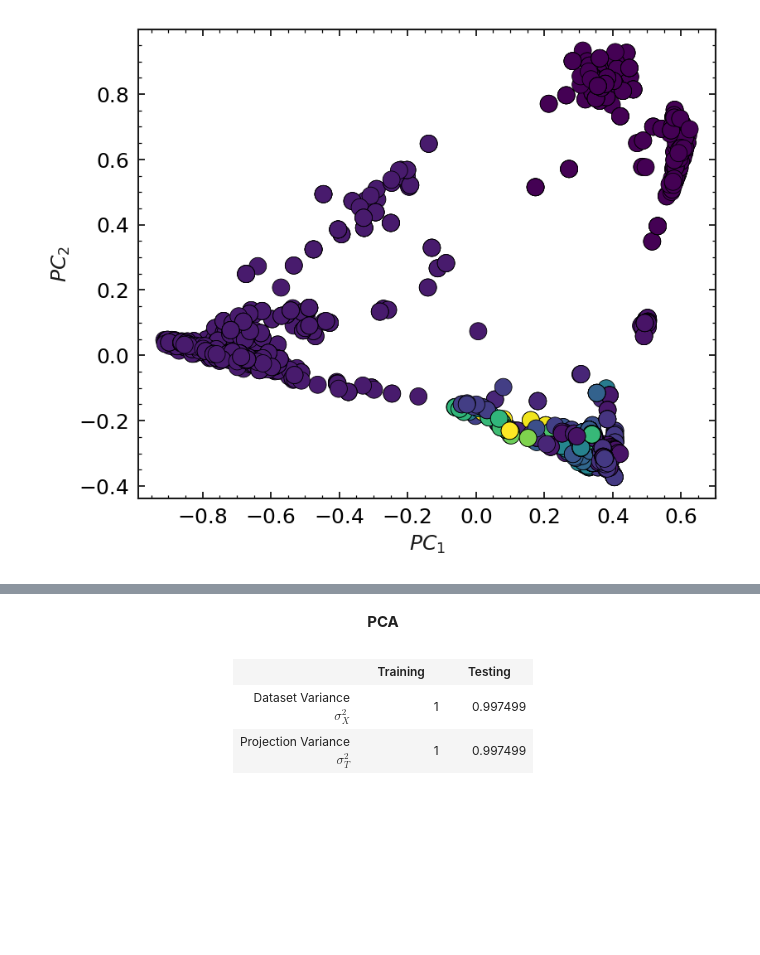
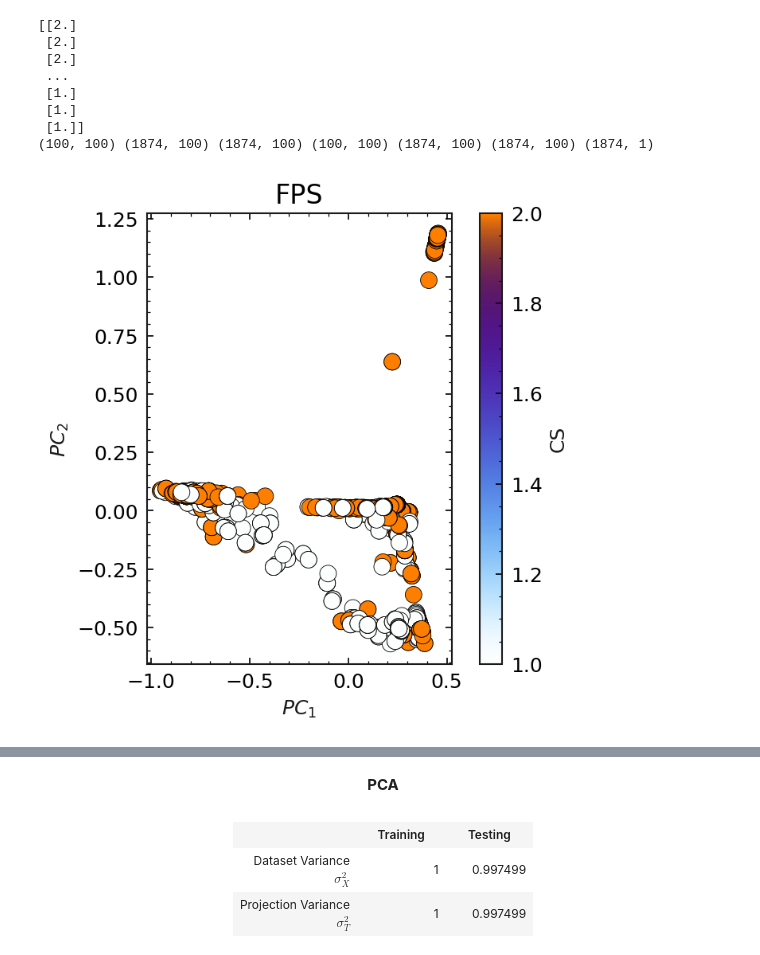
Before and after one commit to epfl-theos/r4-project, a Jupyter notebook: PCA.ipynb, the cells around one changed output, grey strips where cells are left out. Drawn from its saved outputs; the diff is of its cells as text; code cells hidden in the pictures; blank space fills up the shorter version.

```diff
--- a/PCA.ipynb
+++ b/PCA.ipynb
@@ -78,7 +86,7 @@ for [structure_data] in qb_red:
 def frames(x):
     for [structure_data] in x:
         frame=structure_data.get_ase()
-        frame.wrap(eps=1e-10)
+        frame.wrap(eps=1e-11)
         yield frame
 def atomic_numbers(x):
     for [structure_data] in x:
@@ -217,5 +212,6 @@ print(f"Each SOAP vector contains {num_features} components.\
 
 n_FPS=100
 col_idxs, col_dist = FPS(X_raw.T, n_FPS)
-X = X_raw[:, col_idxs]
+X_FPS = X_raw[:, col_idxs]
+X_FPS.shape
 # %% [output]
@@ -278,9 +304,16 @@ K_test = center_kernel(K_test)
 # %%
-C = X_train.T @ X_train
+C1 = X1_train.T @ X1_train
+C2 = X2_train.T @ X2_train
 
-v_C, U_C = np.linalg.eigh(C)
+
+v_C1, U_C1 = np.linalg.eigh(C1)
+v_C2, U_C2 = np.linalg.eigh(C2)
+
 
 # U_C/v_C are already sorted, but in *increasing* order, so reverse them
-U_C = np.flip(U_C, axis=1)
-v_C = np.flip(v_C, axis=0)
+U_C1= np.flip(U_C1, axis=1)
+v_C1= np.flip(v_C1, axis=0)
+
+U_C2= np.flip(U_C2, axis=1)
+v_C2= np.flip(v_C2, axis=0)
 # %%
@@ -294,11 +334,31 @@ Text(0, 0.5, '$v_n$')
 # %%
 n_PC=100
-PXT = U_C[:, :n_PC]
-PTX = PXT.T
+PXT1 = U_C1[:, :n_PC]
+PTX1 = PXT1.T
 
-T = X_train @ PXT
+PXT2 = U_C2[:, :n_PC]
+PTX2 = PXT2.T
 
-plot_projection(Y_train, T, **cmaps)
-plt.savefig('PCA_tutorial.png', bbox_inches= 'tight', dpi=700)
+print(Y_train)
+T1 = X1_train @ PXT1
+T2 = X2_train @ PXT2
+
+print(PXT1.shape, X1_train.shape,  T1.shape,
+      PXT2.shape, X2_train.shape,  T2.shape, Y_train.shape)
+
+plot_projection(Y_train, T1, **cmaps, title='FPS')
+plt.show()
+plt.close()
+plot_projection(Y_train, T2, **cmaps, title='CUR')
+
+plt.savefig('PCA_tutorial_mixed_db.png', bbox_inches= 'tight', dpi=700)
 # %% [output]
+[[2.]
+ [2.]
+ [2.]
+ ...
+ [1.]
+ [1.]
+ [1.]]
+(100, 100) (1874, 100) (1874, 100) (100, 100) (1874, 100) (1874, 100) (1874, 1)
-[figure, old version]
+[figure, new version]
```
Also changed, not shown: parts of 43 cells of this notebook, 3 other files.
